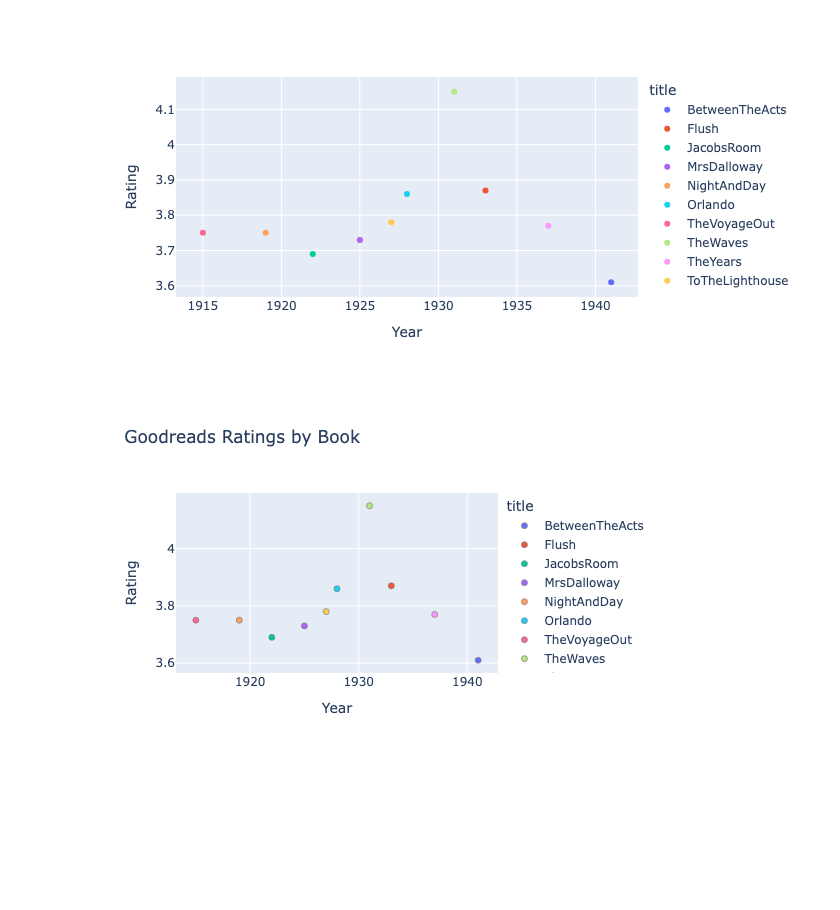
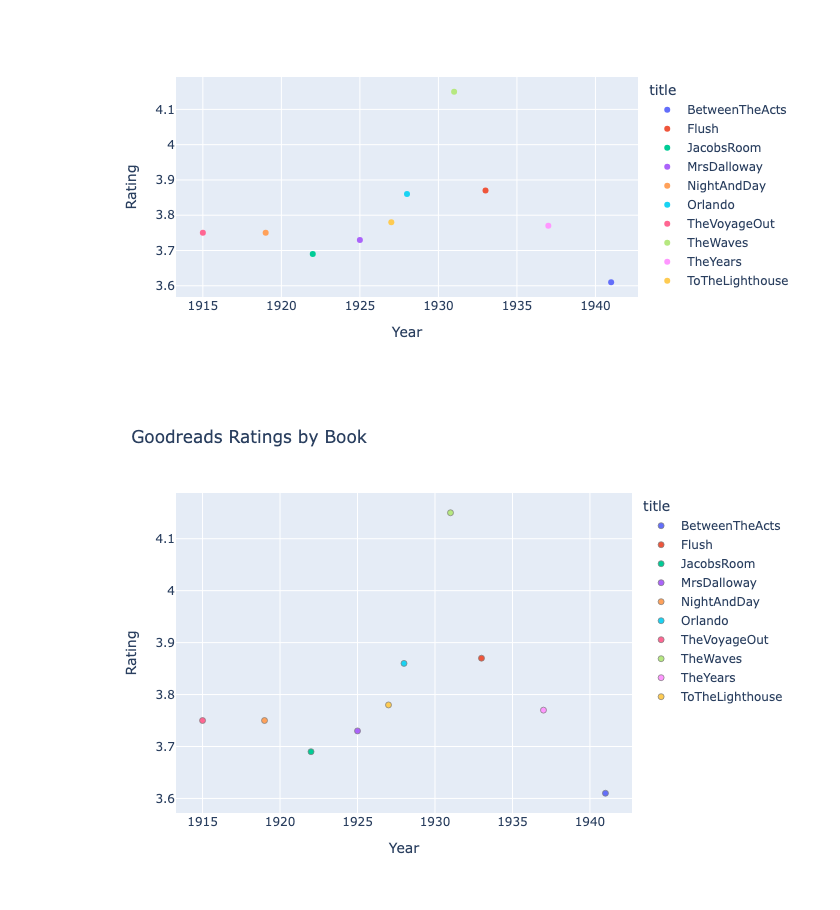
Before and after one commit to Lucy-Shichman/woolf2vec, a Jupyter notebook: analysis/riffs.ipynb, the cells around one changed output. Saved outputs shown, nothing was run; the diff lists cells and outputs as text; code cells hidden in the pictures; blank space fills up the shorter version.

```diff
--- a/analysis/riffs.ipynb
+++ b/analysis/riffs.ipynb
@@ -94,6 +94,7 @@ X = CORR['r'].unstack()
 # %%
 LIB['year_label'] = LIB['title'] + ' (' + LIB['year'].astype(str) + ')'
 LIB['goodreads_label'] = LIB['title'] + ' (' + LIB['goodreads'].astype(str) + ')'
+LIB['film_label'] = LIB['title'] + ' (' + LIB['adapted_to_film'].astype(str) + ')'
 # %% [markdown]
 ## Riff #1: Hierarchical Cluster Diagrams
 # %%
@@ -281,15 +289,16 @@ px.scatter(
 # %%
 fig = px.scatter(
     LIB,
     x="year",
     y="goodreads",
     color="title",
     labels={"year": "Year", "goodreads": "Rating"},
-    title="Goodreads Ratings by Book"
+    title="Goodreads Ratings by Book",
+    height = 500
 )
 
 fig.update_traces(marker=dict(line=dict(width=0.75, color='gray')))
 
 fig.show()
 # %% [output]
-[figure, old version]
+[figure, new version]
```
Also changed, not shown: parts of 3 cells of this notebook, 4 other files.
